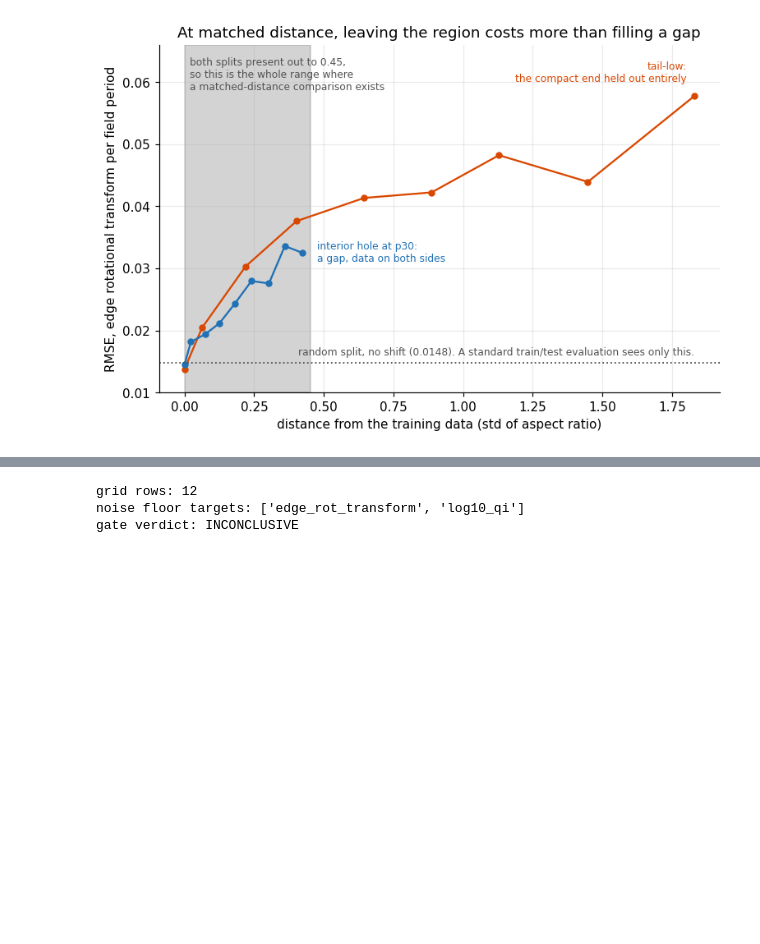
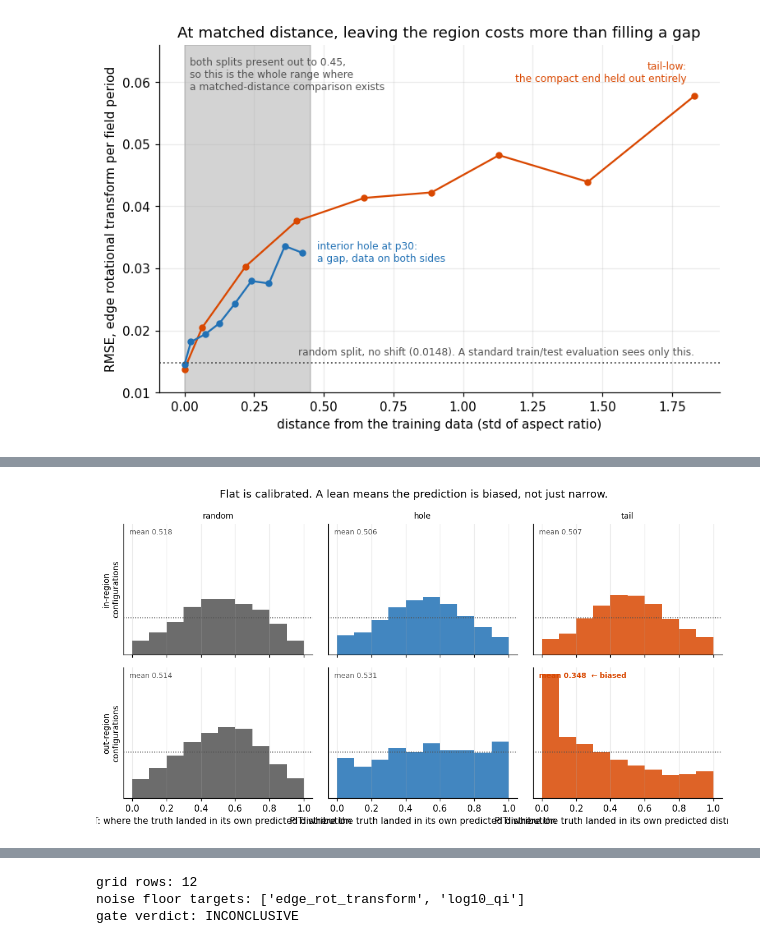
Before and after one commit to cecanelo/ConStelleration, a Jupyter notebook: notebooks/figures.ipynb, the cells around one changed output, grey strips where cells are left out. Saved outputs shown, nothing was run; the diff lists cells and outputs as text; code cells hidden in the pictures; blank space fills up the shorter version.

```diff
--- a/notebooks/figures.ipynb
+++ b/notebooks/figures.ipynb
@@ -424,0 +462,42 @@ script to have been run. Fast, under a second.
+# %%
+fig, axes = plt.subplots(2, 3, figsize=(10, 5.5), sharex=True, sharey=True)
+
+COLUMNS = ['random', 'hole', 'tail']
+bins = np.linspace(0, 1, 11)
+
+for col, name in enumerate(COLUMNS):
+    for row, region in enumerate(['in', 'out']):
+        ax = axes[row, col]
+        sel = pit_points[(pit_points['split'] == name) & (pit_points['region'] == region)]
+        color = COLOR_TAIL if name == 'tail' else COLOR_HOLE
+        if name == 'random':
+            color = COLOR_NEUTRAL
+
+        ax.hist(sel['pit'], bins=bins, color=color, alpha=0.85)
+        ax.axhline(len(sel) / 10, color=COLOR_NEUTRAL, linestyle=':', linewidth=1)
+
+        mean_pit = sel['pit'].mean()
+        biased = abs(mean_pit - 0.5) > 0.05
+        ax.annotate(
+            f'mean {mean_pit:.3f}' + ('  ← biased' if biased else ''),
+            (0.03, 0.92),
+            xycoords='axes fraction',
+            fontsize=8,
+            color=COLOR_TAIL if biased else COLOR_NEUTRAL,
+            fontweight='bold' if biased else 'normal',
+        )
+        if row == 0:
+            ax.set_title(name, fontsize=9)
+        if col == 0:
+            ax.set_ylabel(f'{region}-region\nconfigurations', fontsize=9)
+        ax.set_yticks([])
+
+for ax in axes[1]:
+    ax.set_xlabel('PIT: where the truth landed in its own predicted distribution')
+
+fig.suptitle('Flat is calibrated. A lean means the prediction is biased, not just narrow.')
+fig.tight_layout()
+
+keep(fig, 'pit_histograms')
+# %% [output]
+[figure, added]
```
Also changed, not shown: parts of 23 cells of this notebook, 26 other files.
